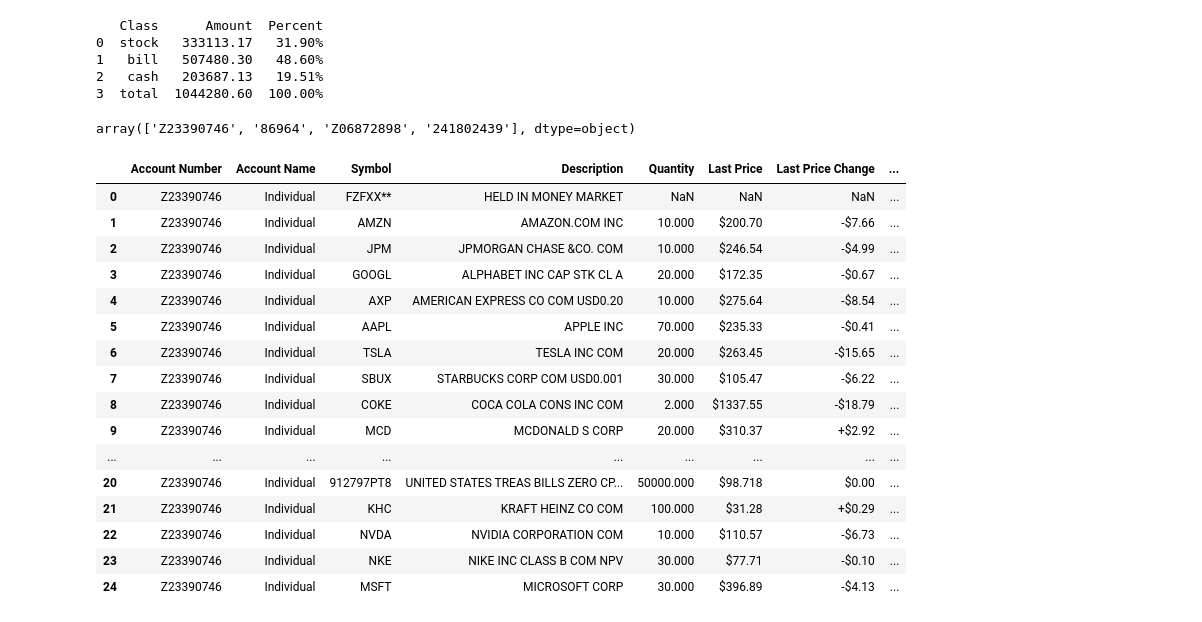
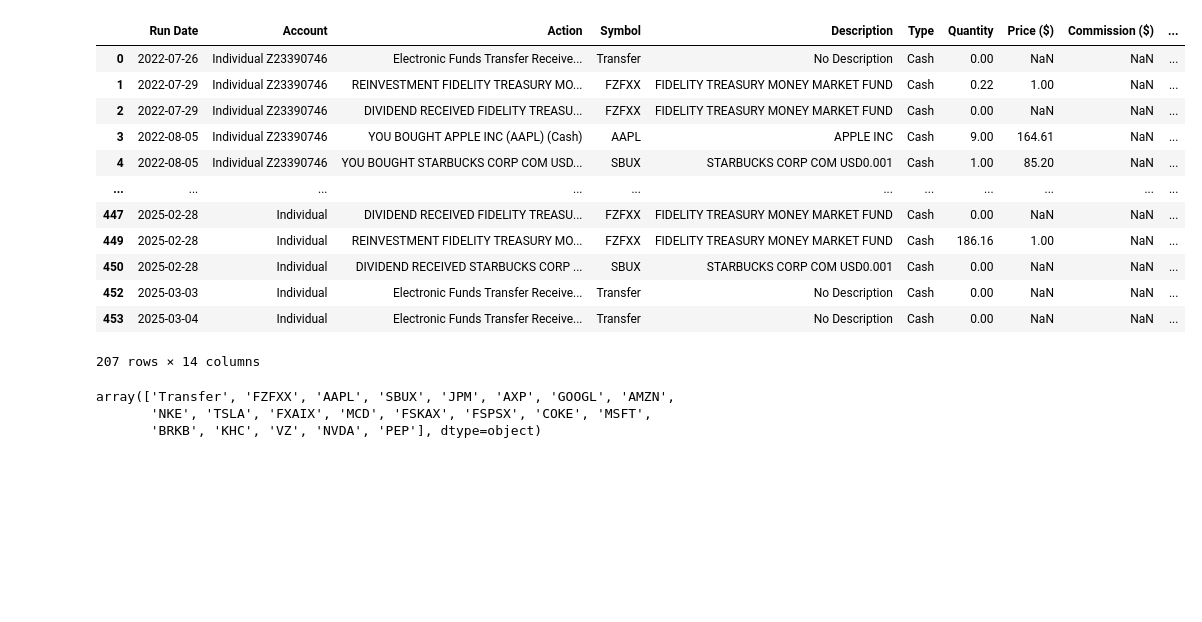
Before and after one commit to yifan-lee/fidelity-portfolio-tracker, a Jupyter notebook: code/Dev.ipynb, the cells around one changed output. Drawn from its saved outputs; the diff is of its cells as text; code cells hidden in the pictures; blank space fills up the shorter version.

```diff
--- a/code/Dev.ipynb
+++ b/code/Dev.ipynb
@@ -69,10 +73,10 @@ def clean_transactions(transactions):
     ]  # remove rows without  value
     transactions_copy["Run Date"] = pd.to_datetime(
         transactions_copy["Run Date"], format=" %m/%d/%Y"
-    )
+    ).dt.date
     transactions_copy["Settlement Date"] = pd.to_datetime(
         transactions_copy["Settlement Date"], format="%m/%d/%Y"
-    )
+    ).dt.date
     transactions_copy.loc[transactions_copy["Symbol"] == "  ", "Symbol"] = "Transfer"
     transactions_copy["Symbol"] = transactions_copy[
         "Symbol"
@@ -193,32 +290,22 @@ my_prot = Portfolio(transactions,position)
 # %%
-my_prot.show_individual_investment_distribution()
+my_prot.get_stock_transaction()
 # %% [output]
+|  | Run Date | Account | Action | Symbol | Description | Type | Quantity | Price ($) | Commission ($) | ... |
+| 0 | 2022-07-26 | Individual Z23390746 | Electronic Funds Transfer Receive... | Transfer | No Description | Cash | 0.00 | NaN | NaN | ... |
+| 1 | 2022-07-29 | Individual Z23390746 | REINVESTMENT FIDELITY TREASURY MO... | FZFXX | FIDELITY TREASURY MONEY MARKET FUND | Cash | 0.22 | 1.00 | NaN | ... |
+| 2 | 2022-07-29 | Individual Z23390746 | DIVIDEND RECEIVED FIDELITY TREASU... | FZFXX | FIDELITY TREASURY MONEY MARKET FUND | Cash | 0.00 | NaN | NaN | ... |
+| 3 | 2022-08-05 | Individual Z23390746 | YOU BOUGHT APPLE INC (AAPL) (Cash) | AAPL | APPLE INC | Cash | 9.00 | 164.61 | NaN | ... |
+| 4 | 2022-08-05 | Individual Z23390746 | YOU BOUGHT STARBUCKS CORP COM USD... | SBUX | STARBUCKS CORP COM USD0.001 | Cash | 1.00 | 85.20 | NaN | ... |
+| ... | ... | ... | ... | ... | ... | ... | ... | ... | ... | ... |
+| 447 | 2025-02-28 | Individual | DIVIDEND RECEIVED FIDELITY TREASU... | FZFXX | FIDELITY TREASURY MONEY MARKET FUND | Cash | 0.00 | NaN | NaN | ... |
+| 449 | 2025-02-28 | Individual | REINVESTMENT FIDELITY TREASURY MO... | FZFXX | FIDELITY TREASURY MONEY MARKET FUND | Cash | 186.16 | 1.00 | NaN | ... |
+| 450 | 2025-02-28 | Individual | DIVIDEND RECEIVED STARBUCKS CORP ... | SBUX | STARBUCKS CORP COM USD0.001 | Cash | 0.00 | NaN | NaN | ... |
+| 452 | 2025-03-03 | Individual | Electronic Funds Transfer Receive... | Transfer | No Description | Cash | 0.00 | NaN | NaN | ... |
+| 453 | 2025-03-04 | Individual | Electronic Funds Transfer Receive... | Transfer | No Description | Cash | 0.00 | NaN | NaN | ... |
-   Class      Amount  Percent
-0  stock   333113.17   31.90%
-1   bill   507480.30   48.60%
-2   cash   203687.13   19.51%
-3  total  1044280.60  100.00%
+207 rows × 14 columns
-# %%
-position["Account Number"].unique()
-# %% [output]
-array(['Z23390746', '86964', 'Z06872898', '241802439'], dtype=object)
-# %%
-my_prot.individual_position
-# %% [output]
-|  | Account Number | Account Name | Symbol | Description | Quantity | Last Price | Last Price Change | ... |
-| 0 | Z23390746 | Individual | FZFXX** | HELD IN MONEY MARKET | NaN | NaN | NaN | ... |
-| 1 | Z23390746 | Individual | AMZN | AMAZON.COM INC | 10.000 | $200.70 | -$7.66 | ... |
-| 2 | Z23390746 | Individual | JPM | JPMORGAN CHASE &CO. COM | 10.000 | $246.54 | -$4.99 | ... |
-| 3 | Z23390746 | Individual | GOOGL | ALPHABET INC CAP STK CL A | 20.000 | $172.35 | -$0.67 | ... |
-| 4 | Z23390746 | Individual | AXP | AMERICAN EXPRESS CO COM USD0.20 | 10.000 | $275.64 | -$8.54 | ... |
-| 5 | Z23390746 | Individual | AAPL | APPLE INC | 70.000 | $235.33 | -$0.41 | ... |
-| 6 | Z23390746 | Individual | TSLA | TESLA INC COM | 20.000 | $263.45 | -$15.65 | ... |
-| 7 | Z23390746 | Individual | SBUX | STARBUCKS CORP COM USD0.001 | 30.000 | $105.47 | -$6.22 | ... |
-| 8 | Z23390746 | Individual | COKE | COCA COLA CONS INC COM | 2.000 | $1337.55 | -$18.79 | ... |
-| 9 | Z23390746 | Individual | MCD | MCDONALD S CORP | 20.000 | $310.37 | +$2.92 | ... |
-| ... | ... | ... | ... | ... | ... | ... | ... | ... |
-| 20 | Z23390746 | Individual | 912797PT8 | UNITED STATES TREAS BILLS ZERO CP... | 50000.000 | $98.718 | $0.00 | ... |
-| 21 | Z23390746 | Individual | KHC | KRAFT HEINZ CO COM | 100.000 | $31.28 | +$0.29 | ... |
-| 22 | Z23390746 | Individual | NVDA | NVIDIA CORPORATION COM | 10.000 | $110.57 | -$6.73 | ... |
-| 23 | Z23390746 | Individual | NKE | NIKE INC CLASS B COM NPV | 30.000 | $77.71 | -$0.10 | ... |
-| 24 | Z23390746 | Individual | MSFT | MICROSOFT CORP | 30.000 | $396.89 | -$4.13 | ... |
+# %%
+my_prot.individual_transactions[~my_prot.individual_transactions['Symbol'].str.startswith('912')]
+# %% [output]
+array(['Transfer', 'FZFXX', 'AAPL', 'SBUX', 'JPM', 'AXP', 'GOOGL', 'AMZN',
+       'NKE', 'TSLA', 'FXAIX', 'MCD', 'FSKAX', 'FSPSX', 'COKE', 'MSFT',
+       'BRKB', 'KHC', 'VZ', 'NVDA', 'PEP'], dtype=object)
```
Also changed, not shown: parts of 8 cells of this notebook, 1 other file.
